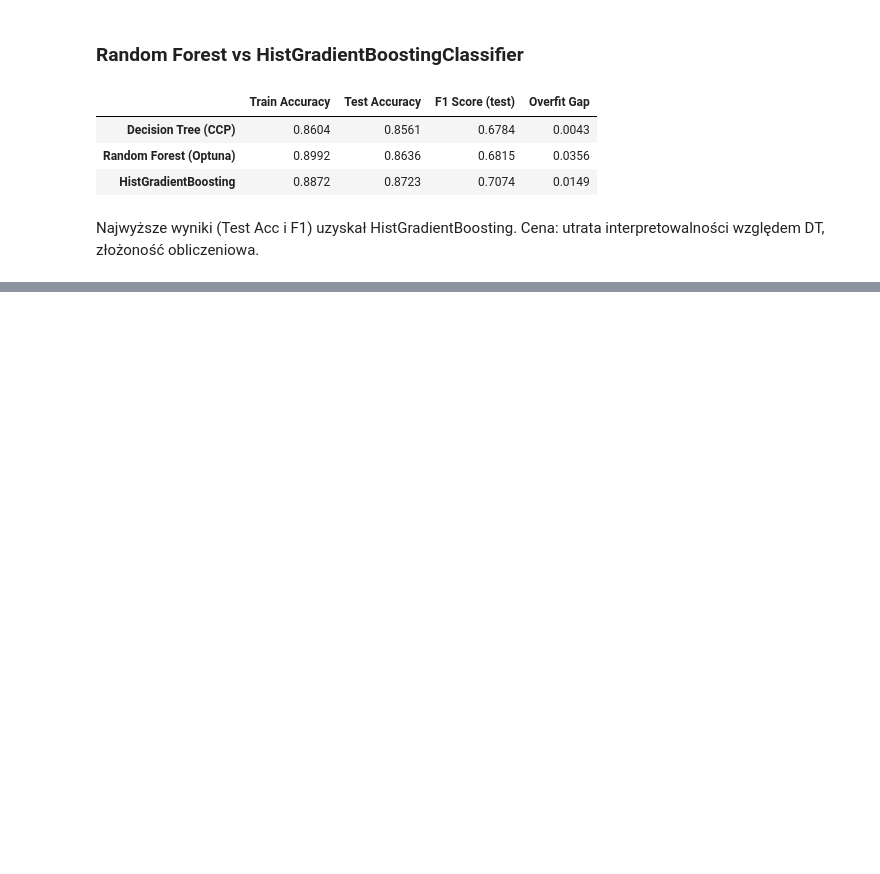
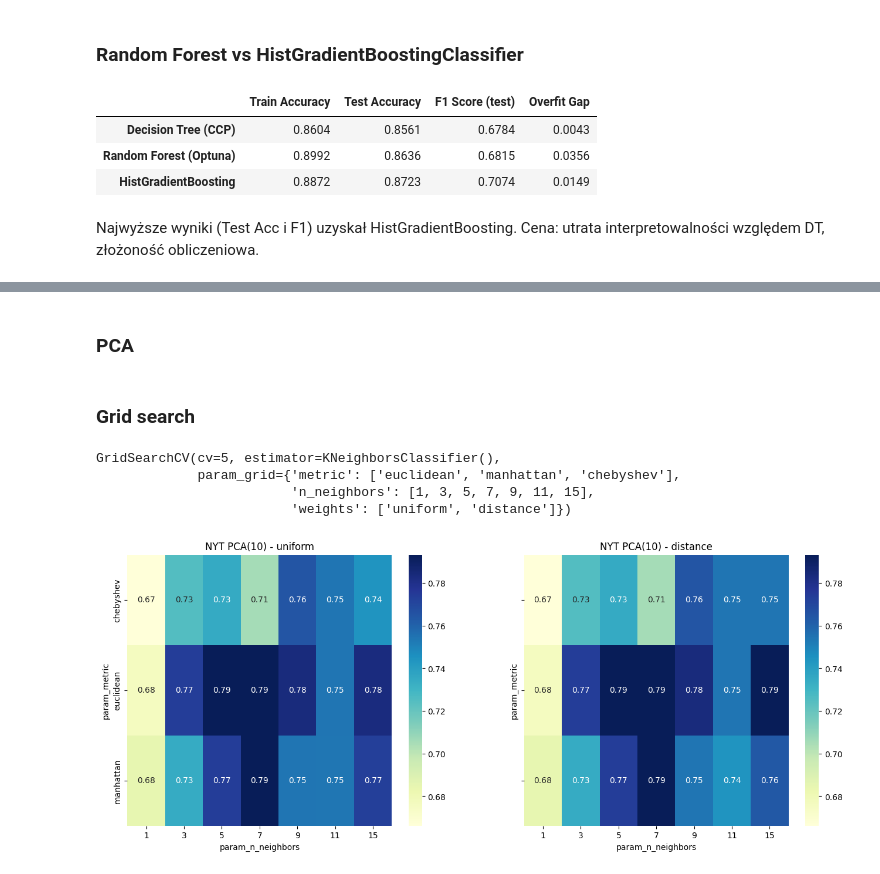
Before and after one commit to kingaorlowicz/Data_Mining_agh, a Jupyter notebook: lab2/DT_RF.ipynb, the cells around one changed output, grey strips where cells are left out. Saved outputs shown, nothing was run; the diff lists cells and outputs as text; code cells hidden in the pictures; blank space fills up the shorter version.

```diff
--- a/lab2/DT_RF.ipynb
+++ b/lab2/DT_RF.ipynb
@@ -675,0 +762,3 @@ Najwyższe wyniki (Test Acc i F1) uzyskał HistGradientBoosting. Cena: utrata in
+# %%
+df_nyt = pd.read_csv(r'C:\Users\kinga\Desktop\studia\DS\eksploracja\Data_Mining_agh\lab1\nyt-frame.csv', header=0)
+df_nyt.head()
@@ -675,0 +773,44 @@ Najwyższe wyniki (Test Acc i F1) uzyskał HistGradientBoosting. Cena: utrata in
+# %%
+X = df_nyt.iloc[:, 9:]
+y = df_nyt.iloc[:, 1]
+
+le = LabelEncoder()
+y_encoded = le.fit_transform(y)
+
+scaler = StandardScaler()
+X_scaled = scaler.fit_transform(X)
+# %% [markdown]
+### PCA
+# %%
+from sklearn.decomposition import PCA
+pca = PCA(n_components=10)
+X_pca = pca.fit_transform(X_scaled)
+# %% [markdown]
+### Grid search
+# %%
+param_grid = {
+    'n_neighbors': [1, 3, 5, 7, 9, 11, 15],
+    'metric': ['euclidean', 'manhattan', 'chebyshev'],
+    'weights': ['uniform', 'distance']
+}
+
+grid_search = GridSearchCV(KNeighborsClassifier(), param_grid, cv=5)
+grid_search.fit(X_pca, y_encoded)
+# %% [output]
+GridSearchCV(cv=5, estimator=KNeighborsClassifier(),
+             param_grid={'metric': ['euclidean', 'manhattan', 'chebyshev'],
+                         'n_neighbors': [1, 3, 5, 7, 9, 11, 15],
+                         'weights': ['uniform', 'distance']})
+# %%
+results_df = pd.DataFrame(grid_search.cv_results_)
+fig, axes = plt.subplots(1, 2, figsize=(16, 6), sharey=True)
+
+for i, weight_type in enumerate(['uniform', 'distance']):
+    subset = results_df[results_df['param_weights'] == weight_type]
+    pivot = subset.pivot(index='param_metric', columns='param_n_neighbors', values='mean_test_score')
+    sns.heatmap(pivot, annot=True, cmap='YlGnBu', ax=axes[i])
+    axes[i].set_title(f'NYT PCA(10) - {weight_type}')
+
+plt.show()
+# %% [output]
+[figure, added]
```
Also changed, not shown: parts of 13 cells of this notebook.
